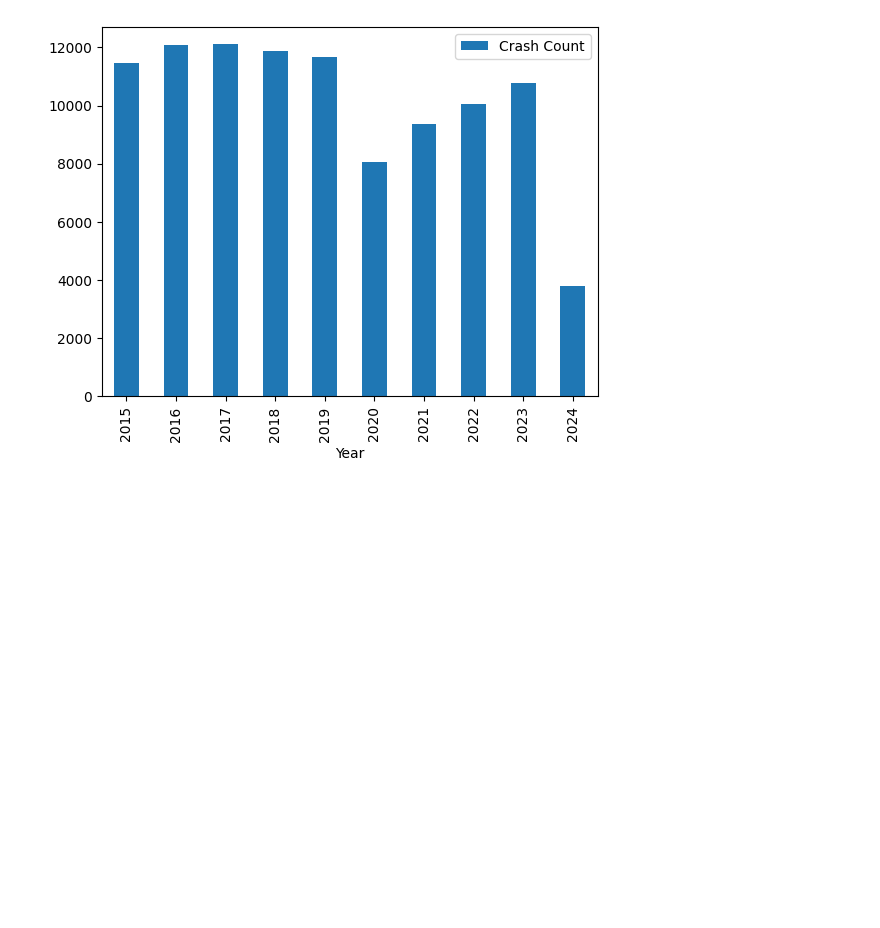
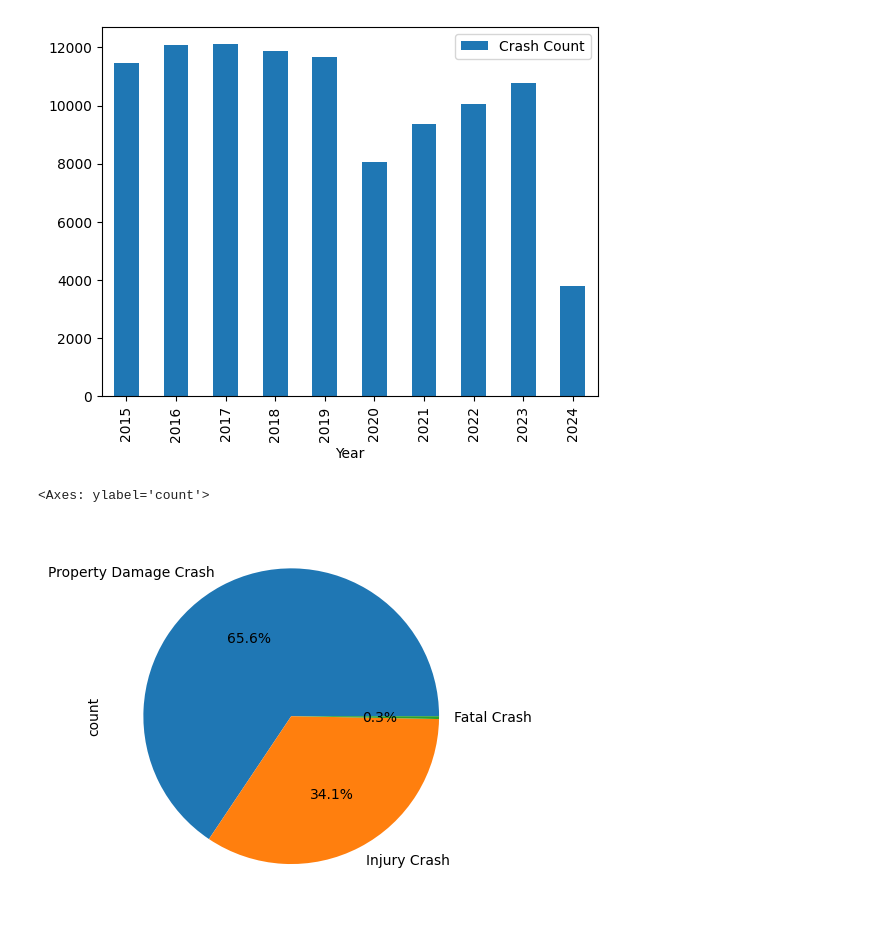
Before and after one commit to WltrH/Data-Accidents, a Jupyter notebook: Analisys.ipynb, the cells around one changed output. Drawn from its saved outputs; the diff is of its cells as text; code cells hidden in the pictures; blank space fills up the shorter version.

```diff
--- a/Analisys.ipynb
+++ b/Analisys.ipynb
@@ -84,3 +84,9 @@ df_yearly_crashes.plot(x='Year', y='Crash Count', kind='bar')
 # %% [output]
 <Axes: xlabel='Year'>
 [figure]
+# %%
+#Pourcentage de chaque type de crash
+df['ACRS Report Type'].value_counts().plot.pie(autopct='%1.1f%%')
+# %% [output]
+<Axes: ylabel='count'>
+[figure, added]
```
Also changed, not shown: parts of 3 cells of this notebook.
